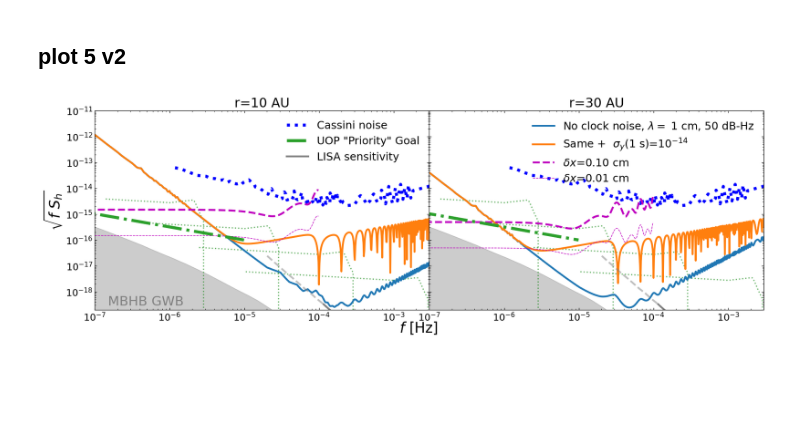
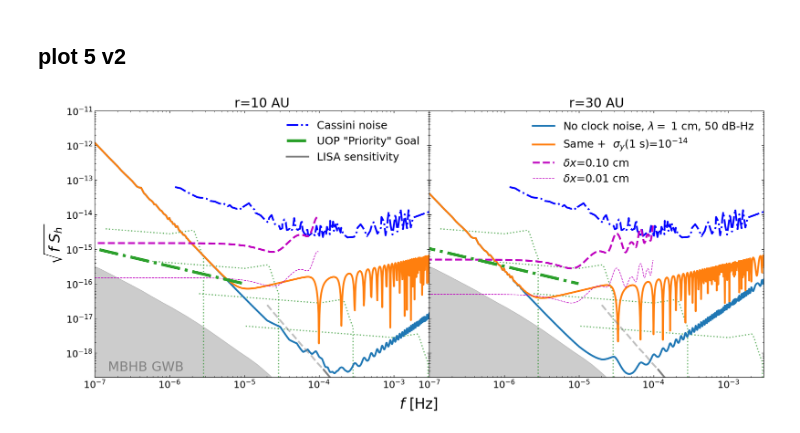
Before and after one commit to astromcquinn/GWwithDragFree, a Jupyter notebook: GWsensitivity_2baselines.ipynb, the cells around one changed output. Saved outputs shown, nothing was run; the diff lists cells and outputs as text; code cells hidden in the pictures; blank space fills up the shorter version.

```diff
--- a/GWsensitivity_2baselines.ipynb
+++ b/GWsensitivity_2baselines.ipynb
@@ -628,7 +628,7 @@ plt.show()
 ### plot 1 v2
 # %%
 # Set up the plot with shared y-axis
-fig, axes = plt.subplots(nrows=1, ncols=num_baselines, figsize=(10 * num_baselines, 6), sharex=True, sharey=True)
+fig, axes = plt.subplots(nrows=1, ncols=num_baselines, figsize=(10 * num_baselines, 4 * num_baselines), sharex=True, sharey=True)
 plt.subplots_adjust(wspace=0)#, top=0.95, bottom=0.05)
 
 plt.rcParams.update({'font.size': 22})
@@ -1650,7 +1653,7 @@ dBHz = [50, 30]
 
 
 # Create subplots with shared x-axis
-fig, axes = plt.subplots(nrows=1, ncols=num_baselines, figsize=(10 * num_baselines, 6), sharex=True, sharey=True)
+fig, axes = plt.subplots(nrows=1, ncols=num_baselines, figsize=(10 * num_baselines, 4 * num_baselines), sharex=True, sharey=True)
 plt.subplots_adjust(wspace=0)#, top=0.95, bottom=0.05)
 
 
@@ -1681,7 +1684,7 @@ for i in range(num_baselines):
 
     if i == 0:
         ax.text(fminplot * 1.5, yminplot * 1.5, "MBHB GWB", color='gray', alpha=1, fontsize=22, ha='left', rotation=0)
-        ax.text(2e-3, yminplot * 1.5, "WDB GWB", color='gray', alpha=1, fontsize=22, ha='right', rotation=0)
+        ax.text(2e-3, yminplot * 1.5, "WDB GWB", color='gray', alpha=1, fontsize=22, ha='right', rotation=0, bbox=dict(boxstyle='square,pad=0.1',alpha=1,color='#e6e6e6'))
 
     # Include signals if desired
     include_signals = True
@@ -1735,7 +1738,7 @@ for i in range(num_baselines):
         idx_fminplot = np.argmin(np.abs(freq_arr - fminval_sup[i]))
         if i == 0:
             ax.text(fminval_sup[i] * 1.5, 1.25*freq_arr[idx_fminplot] ** 0.5 * totaldB[idx_fminplot],
-                    'Suppression = {}'.format(geometric_suppression_iter), color='k', ha='left', va='top', rotation=-35.5, bbox=dict(boxstyle='square,pad=0.05',alpha=1,color='white'))
+                    'Suppression = {}'.format(geometric_suppression_iter), color='k', ha='left', va='top', rotation=-45, bbox=dict(boxstyle='square,pad=0.05',alpha=1,color='white'))
 
         # Total noise for laser wavelength
         totaldB_laser = np.sqrt((noise_dBHz_laser ** 2 + irradiance_iter ** 2 + drag_iter ** 2) / Romega_values)
@@ -1969,7 +1972,7 @@ FOR_NIAC = False  # I altered this plot for NIAC poster/presentation
 num_baselines = len(baseline_length_arr_AU)
 
 # Create subplots with shared x-axis
-fig, axes = plt.subplots(nrows=1, ncols=num_baselines, figsize=(10 * num_baselines, 6), sharex=True, sharey=True)
+fig, axes = plt.subplots(nrows=1, ncols=num_baselines, figsize=(10 * num_baselines, 4 * num_baselines), sharex=True, sharey=True)
 plt.subplots_adjust(wspace=0)
 plt.rc('font', size=18)
 
@@ -2097,7 +2100,7 @@ for idx in range(num_baselines):
 
     # Set x and y limits
     ax.set_xlim([fminplot, .003])
-    ax.set_ylim([yminplot, 1e-12])
+    ax.set_ylim([yminplot, 5e-13])
 
     # Add text with baseline length
 
@@ -2328,7 +2331,7 @@ ontheskyreduction = 3 #fraction by wich sensitivity is reduced to the POWER owin
 geometric_suppression_doppler = 1  #1= no geometric supperssion of accelerations
 
 # Create subplots with shared x-axis
-fig, axes = plt.subplots(nrows=1, ncols=num_baselines, figsize=(10 * num_baselines, 6), sharex=True, sharey=True)
+fig, axes = plt.subplots(nrows=1, ncols=num_baselines, figsize=(10 * num_baselines, 4 * num_baselines), sharex=True, sharey=True)
 plt.subplots_adjust(wspace=0)
 plt.rc('font', size=18)
 
@@ -2368,9 +2371,9 @@ for idx in range(num_baselines):
         cassini_nu = 10 ** cassini_data[:, 0]
         cassini_strain = 10 ** cassini_data[:, 1] * np.sqrt(tau * cassini_nu)
         if idx == 0:
-            ax.plot(cassini_nu, cassini_strain, lw=5, linestyle=':', color='b', label="Cassini noise")
+            ax.plot(cassini_nu, cassini_strain, lw=3, linestyle='-.', color='b', label="Cassini noise")
         else:
-            ax.plot(cassini_nu, cassini_strain, lw=5, linestyle=':', color='b')
+            ax.plot(cassini_nu, cassini_strain, lw=3, linestyle='-.', color='b')
 
     # Include signals
     include_signals = True
@@ -2487,32 +2490,32 @@ for idx in range(num_baselines):
     ax.legend(fontsize=18, loc='upper right', ncol=1, frameon=False)
 
     ax.tick_params(axis='both', which='major', labelsize=16)
 
     # Set x and y limits
     ax.set_xlim([1e-7, 0.003])
     ax.set_ylim([yminplot, 1e-11])
 
     # Add text with baseline length
     ax.set_title(r'r={} AU'.format(baseline_length_AU))
 
     # Adjust tick parameters for aesthetics
     ax.tick_params(axis='both', which='major', labelsize=16)
     ax.tick_params(axis='x', top=True, direction='in')
     ax.tick_params(axis='y', right=True, direction='in')
     ax.tick_params(axis='both', which='minor', direction='in')
     ax.tick_params(axis='x', which='minor', top=True)
     ax.tick_params(axis='y', which='minor', right=True)
 
 fig.supxlabel(r'$f$ [Hz]', fontsize=24)
 
 
 # Adjust layout
 
 # Optionally, save the figure
 # plt.savefig("figures/strainsensitivity_A{}m{}_dopplertracking.pdf".format(area_spacecraft_irradiance_msq, mass_spacecraft_kg), format='pdf')
 
-# plt.savefig("/Users/cdmcgrat/Desktop/matt_updated_figs/fig4.pdf", bbox_inches='tight', format='pdf')
+# plt.savefig("/Users/cdmcgrat/Desktop/matt_updated_figs/fig5.pdf", bbox_inches='tight', format='pdf')
 
 plt.show()
 # %% [output]
-[figure, old version]
+[figure, new version]
```
Also changed, not shown: parts of 5 cells of this notebook.
